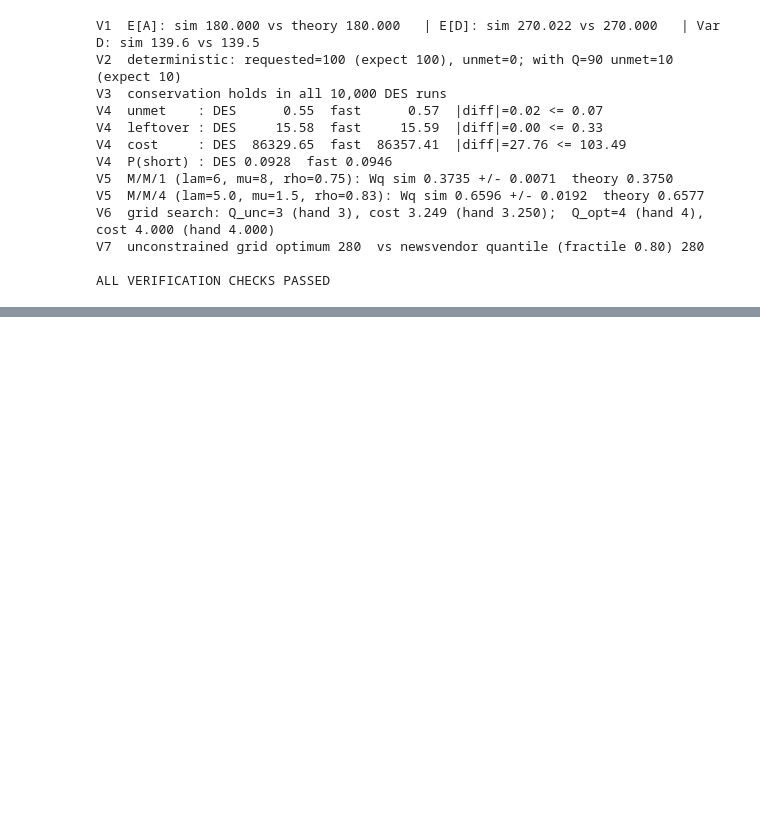
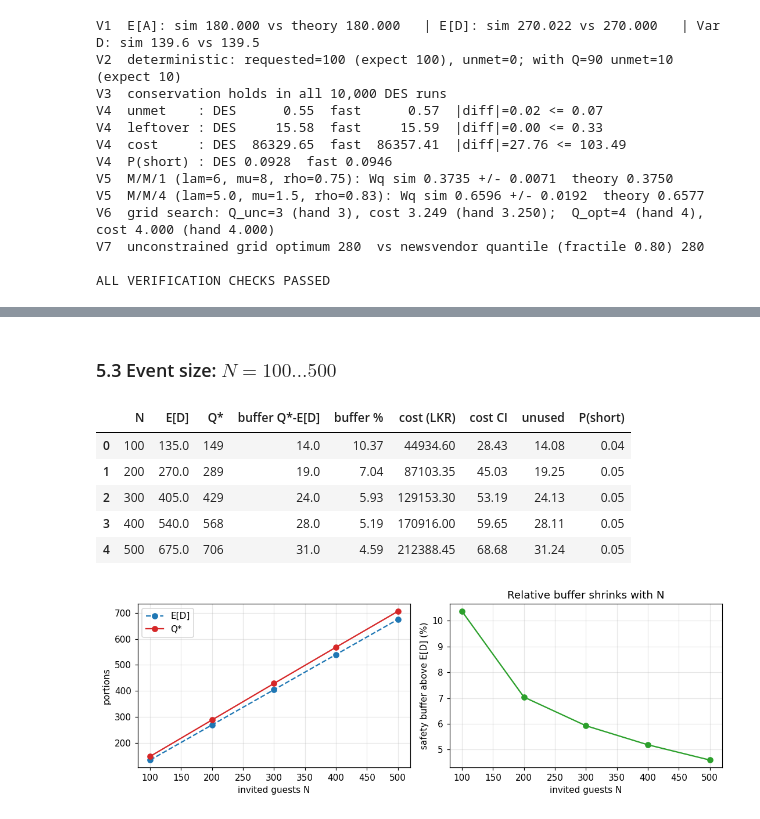
Before and after one commit to VidathTheekshana/Event-Catering-Demand-Simulator, a Jupyter notebook: notebook/event_catering_simulator.ipynb, the cells around one changed output, grey strips where cells are left out. Cells and saved outputs as stored; diff of their text form; code cells hidden in the pictures; blank space fills up the shorter version.

```diff
--- a/notebook/event_catering_simulator.ipynb
+++ b/notebook/event_catering_simulator.ipynb
@@ -372,0 +425,24 @@ ALL VERIFICATION CHECKS PASSED
+# %% [markdown]
+### 5.3 Event size: $N=100\ldots500$
+# %%
+rows = []
+for N in [100, 200, 300, 400, 500]:
+    pr = replace(par, N=N)
+    sd = np.sqrt(pr.var_demand); Qgrid = np.arange(int(pr.mean_demand - 4*sd), int(pr.mean_demand + 6*sd) + 2)
+    o = optimise(pr, Qgrid, reps=10_000, seed=SEED); g, i = o["grid"], o["i_opt"]
+    rows.append({"N": N, "E[D]": pr.mean_demand, "Q*": o["Q_opt"], "buffer Q*-E[D]": o["Q_opt"] - pr.mean_demand,
+                 "buffer %": 100 * (o["Q_opt"] / pr.mean_demand - 1), "cost (LKR)": g["cost"][i], "cost CI": g["cost_hw"][i],
+                 "unused": g["unused"][i], "P(short)": g["p_short"][i]})
+scale = pd.DataFrame(rows); display(scale.round(2))
+fig, ax = plt.subplots(1, 2, figsize=(10, 3.5))
+ax[0].plot(scale.N, scale["E[D]"], "o--", label="E[D]"); ax[0].plot(scale.N, scale["Q*"], "o-", c="C3", label="Q*"); ax[0].set(xlabel="invited guests N", ylabel="portions"); ax[0].legend()
+ax[1].plot(scale.N, scale["buffer %"], "o-", c="C2"); ax[1].set(xlabel="invited guests N", ylabel="safety buffer above E[D] (%)", title="Relative buffer shrinks with N")
+plt.tight_layout(); plt.savefig("figures/scaling_with_N.png"); plt.show()
+# %% [output]
+|  | N | E[D] | Q* | buffer Q*-E[D] | buffer % | cost (LKR) | cost CI | unused | P(short) |
+| 0 | 100 | 135.0 | 149 | 14.0 | 10.37 | 44934.60 | 28.43 | 14.08 | 0.04 |
+| 1 | 200 | 270.0 | 289 | 19.0 | 7.04 | 87103.35 | 45.03 | 19.25 | 0.05 |
+| 2 | 300 | 405.0 | 429 | 24.0 | 5.93 | 129153.30 | 53.19 | 24.13 | 0.05 |
+| 3 | 400 | 540.0 | 568 | 28.0 | 5.19 | 170916.00 | 59.65 | 28.11 | 0.05 |
+| 4 | 500 | 675.0 | 706 | 31.0 | 4.59 | 212388.45 | 68.68 | 31.24 | 0.05 |
+[figure, added]
```
Also changed, not shown: parts of 9 cells of this notebook, 4 other files.
